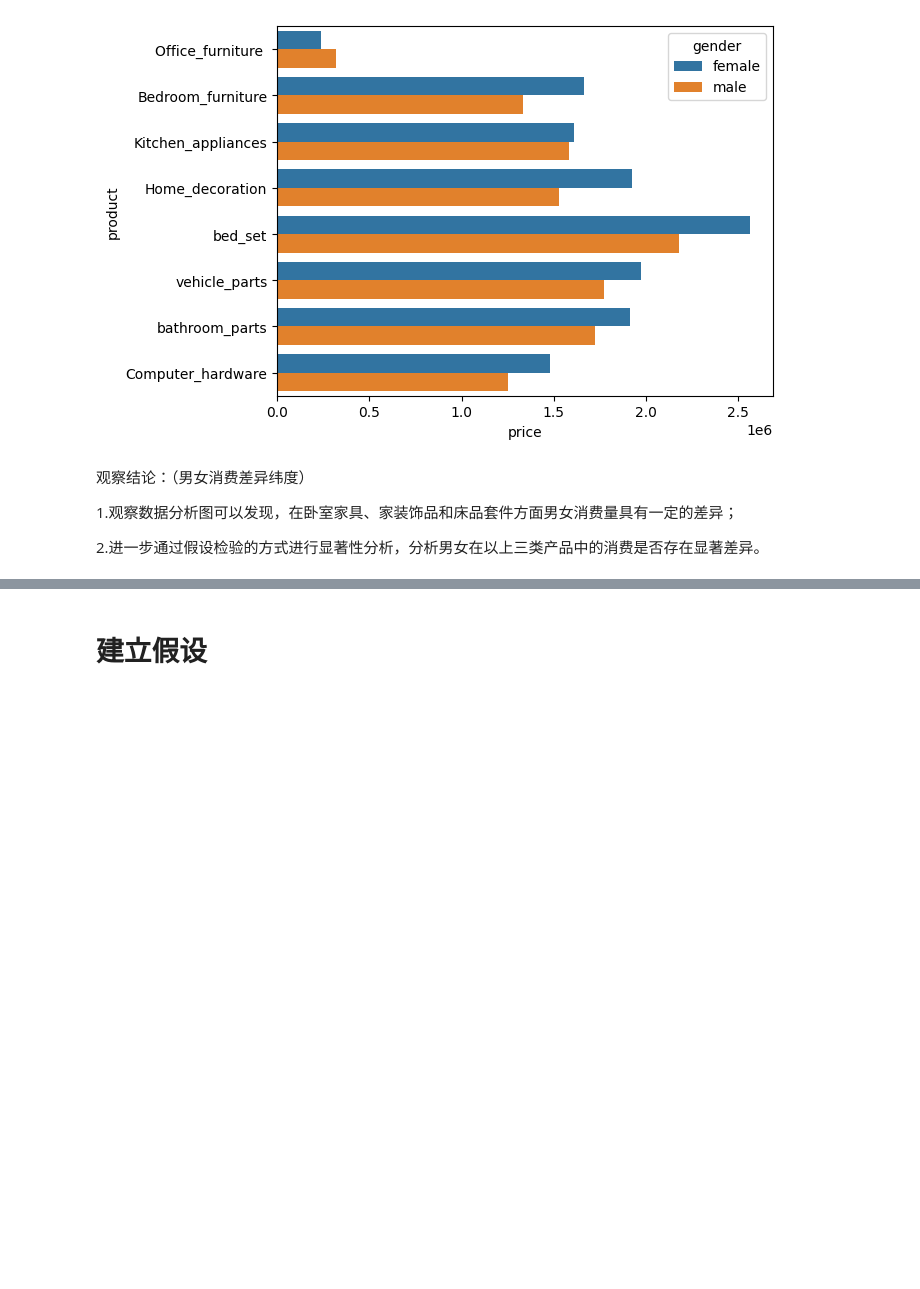
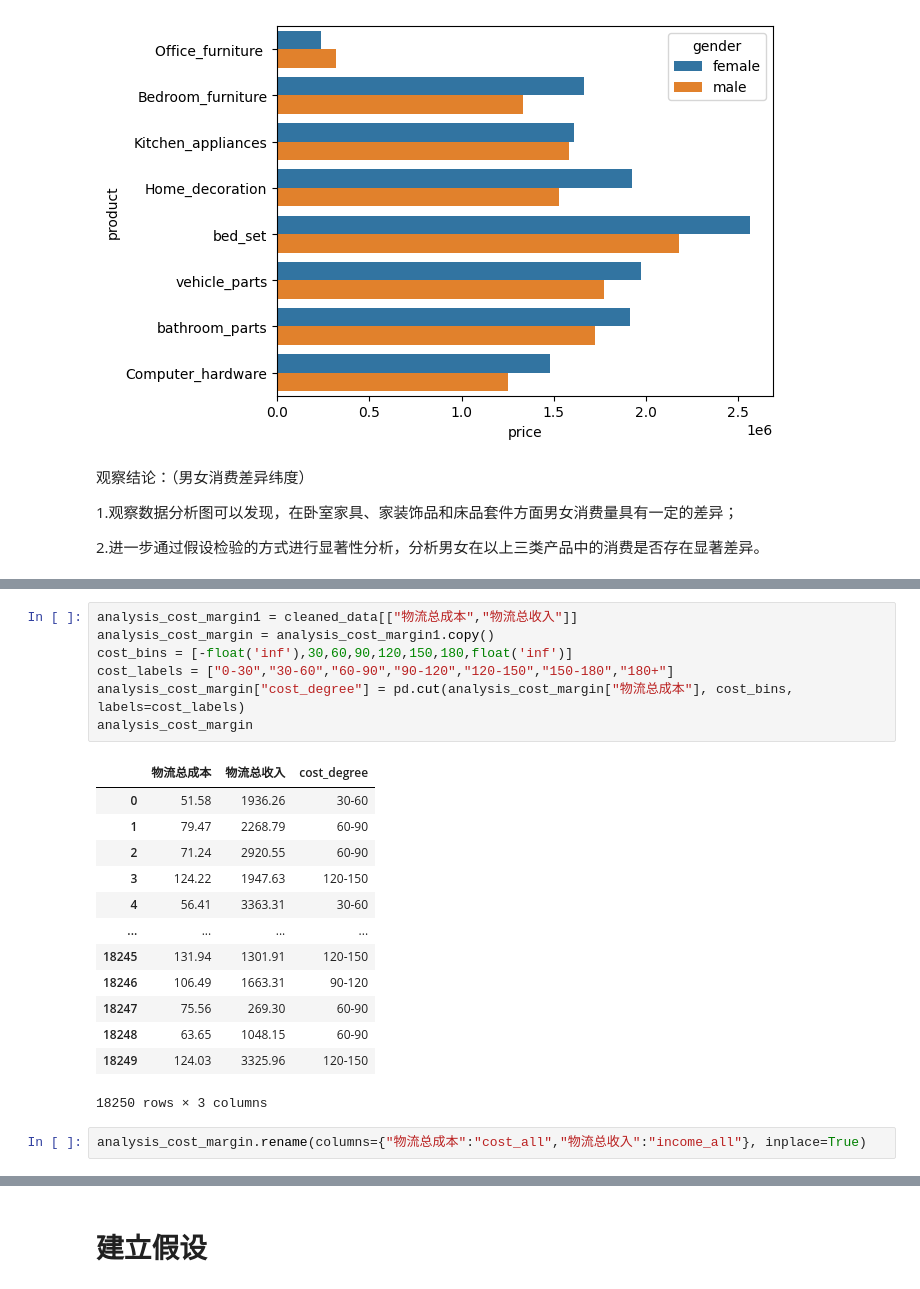
Before and after one commit to Hejiale-hub/---, a Jupyter notebook: Logistics_analyst.ipynb, the cells around one changed output, grey strips where cells are left out. Cells and saved outputs as stored; diff of their text form; blank space fills up the shorter version.

```diff
--- a/Logistics_analyst.ipynb
+++ b/Logistics_analyst.ipynb
@@ -277,0 +289,23 @@ plt.show()
+# %%
+analysis_cost_margin1 = cleaned_data[["物流总成本","物流总收入"]]
+analysis_cost_margin = analysis_cost_margin1.copy()
+cost_bins = [-float('inf'),30,60,90,120,150,180,float('inf')]
+cost_labels = ["0-30","30-60","60-90","90-120","120-150","150-180","180+"]
+analysis_cost_margin["cost_degree"] = pd.cut(analysis_cost_margin["物流总成本"], cost_bins, labels=cost_labels)
+analysis_cost_margin
+# %% [output]
+|  | 物流总成本 | 物流总收入 | cost_degree |
+| 0 | 51.58 | 1936.26 | 30-60 |
+| 1 | 79.47 | 2268.79 | 60-90 |
+| 2 | 71.24 | 2920.55 | 60-90 |
+| 3 | 124.22 | 1947.63 | 120-150 |
+| 4 | 56.41 | 3363.31 | 30-60 |
+| ... | ... | ... | ... |
+| 18245 | 131.94 | 1301.91 | 120-150 |
+| 18246 | 106.49 | 1663.31 | 90-120 |
+| 18247 | 75.56 | 269.30 | 60-90 |
+| 18248 | 63.65 | 1048.15 | 60-90 |
+| 18249 | 124.03 | 3325.96 | 120-150 |
+18250 rows × 3 columns
+# %%
+analysis_cost_margin.rename(columns={"物流总成本":"cost_all","物流总收入":"income_all"}, inplace=True)
```
Also changed, not shown: parts of 7 cells of this notebook.
